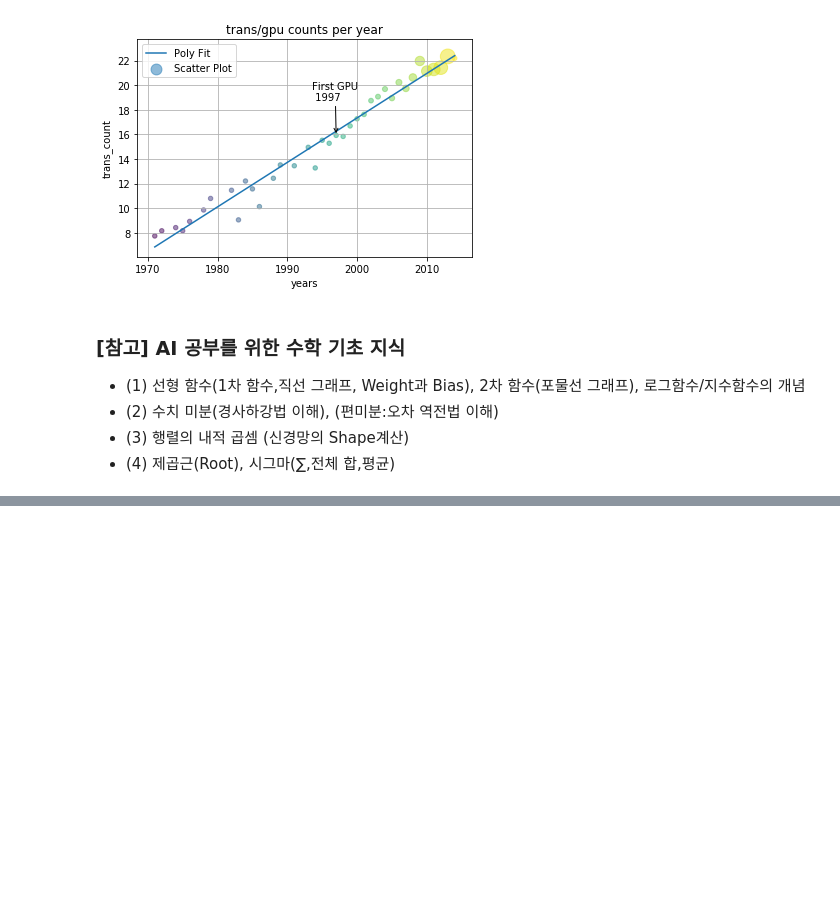
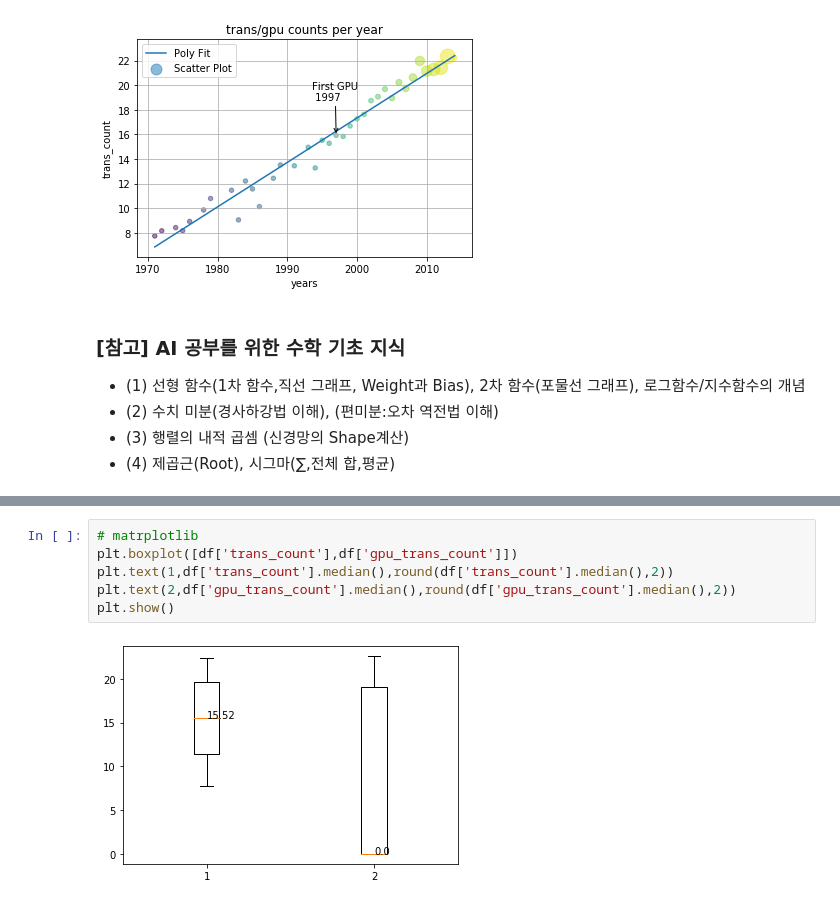
Before and after one commit to landturtler/2020_AI_education_example, a Jupyter notebook: 파이썬데이터분석/matplotlib_basic.ipynb, the cells around one changed output, grey strips where cells are left out. Cells and saved outputs as stored; diff of their text form; blank space fills up the shorter version.

```diff
--- a/파이썬데이터분석/matplotlib_basic.ipynb
+++ b/파이썬데이터분석/matplotlib_basic.ipynb
@@ -212,0 +262,8 @@ from padas.plotting import lag_plot
+# %%
+# matrplotlib
+plt.boxplot([df['trans_count'],df['gpu_trans_count']])
+plt.text(1,df['trans_count'].median(),round(df['trans_count'].median(),2))
+plt.text(2,df['gpu_trans_count'].median(),round(df['gpu_trans_count'].median(),2))
+plt.show()
+# %% [output]
+[figure, added]
```
Also changed, not shown: parts of 6 cells of this notebook.
